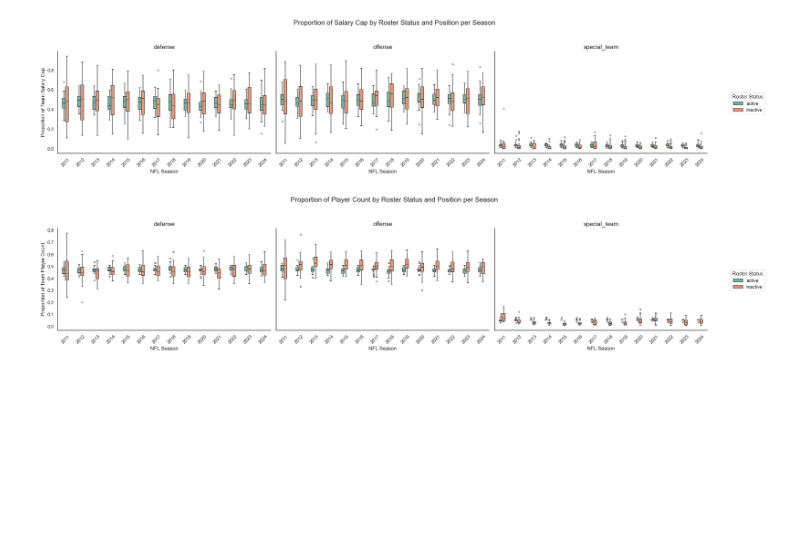
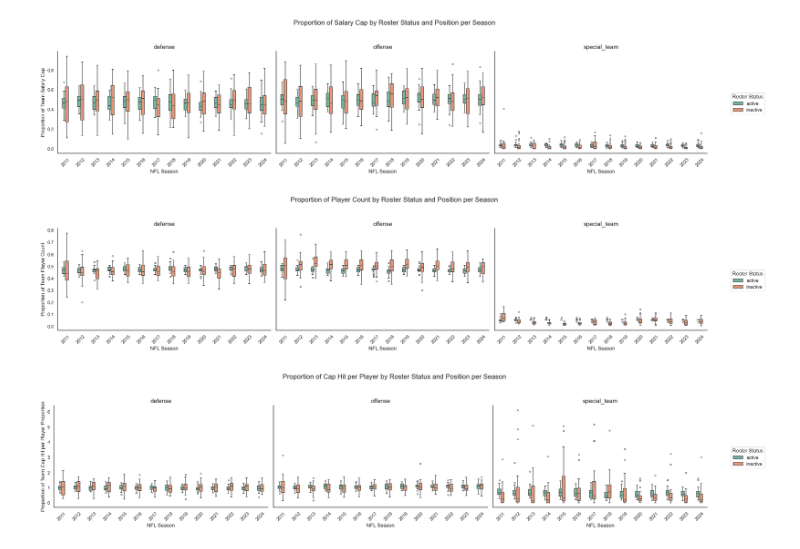
Before and after one commit to chrisizenour/football_analysis, a Jupyter notebook: notebooks/eda_pt2.ipynb, the cells around one changed output. Drawn from its saved outputs; the diff is of its cells as text; code cells hidden in the pictures; blank space fills up the shorter version.

```diff
--- a/notebooks/eda_pt2.ipynb
+++ b/notebooks/eda_pt2.ipynb
@@ -533,7 +629,7 @@ overall_season_roster_status_pos_lev_one_cap_hit_prop_boxplot.savefig(f'{project
 overall_season_roster_status_pos_lev_one_player_count_prop_boxplot = sns.catplot(
     spotrac_nfl_team_season_roster_position_level_one_df,
     x='season',
-    y='position_level_one_count_prop',
+    y='position_level_one_player_count_prop',
     hue='roster_status',
     col='position_level_one',
     kind='box',
@@ -576,3 +672,50 @@ overall_season_roster_status_pos_lev_one_player_count_prop_boxplot.tight_layout(
 overall_season_roster_status_pos_lev_one_player_count_prop_boxplot.savefig(f'{project_data_exports_path}/overall_season_roster_status_pos_lev_one_player_count_prop_boxplot.png', dpi=300, bbox_inches='tight')
 # %% [output]
 [figure]
+# %%
+overall_season_roster_status_pos_lev_one_cap_hit_per_player_prop_boxplot = sns.catplot(
+    spotrac_nfl_team_season_roster_position_level_one_df,
+    x='season',
+    y='cap_hit_per_player_prop',
+    hue='roster_status',
+    col='position_level_one',
+    kind='box',
+    height=5,  # Height of each facet
+    aspect=1.5,  # Aspect ratio (width/height) for each facet
+    width=0.4,  # Width of boxes
+    palette='Set2',  # Colorblind-friendly palette
+    fliersize=3,  # Size of outlier markers
+    linewidth=1.5,  # Line width for boxes
+
+)
+
+## Set axis labels and customize facet titles
+overall_season_roster_status_pos_lev_one_cap_hit_per_player_prop_boxplot.set_axis_labels('NFL Season', 'Proportion of Team '
+                                                                                                 'Cap Hit per Player Proportion')
+overall_season_roster_status_pos_lev_one_cap_hit_per_player_prop_boxplot.set_titles("{col_name}", size=14)  # Use position_level_one as facet title
+
+# Rotate x-axis labels for readability
+for ax in overall_season_roster_status_pos_lev_one_cap_hit_per_player_prop_boxplot.axes.flat:
+    ax.tick_params(axis='x', rotation=45)
+
+# Move legend outside the plot
+sns.move_legend(
+    overall_season_roster_status_pos_lev_one_cap_hit_per_player_prop_boxplot,
+    loc='center right',
+    bbox_to_anchor=(1.02, 0.5),
+    title='Roster Status',
+    frameon=True,
+
+)
+
+# Add a suptitle for the entire figure
+overall_season_roster_status_pos_lev_one_cap_hit_per_player_prop_boxplot.figure.suptitle('Proportion of Cap Hit per Player by '
+                                                                                   'Roster Status and Position per Season', fontsize=16, y=1.05)
+
+# Adjust layout to prevent overlap
+overall_season_roster_status_pos_lev_one_cap_hit_per_player_prop_boxplot.tight_layout()
+
+# Save the plot with high resolution and proper bounding
+overall_season_roster_status_pos_lev_one_cap_hit_per_player_prop_boxplot.savefig(f'{project_data_exports_path}/overall_season_roster_status_pos_lev_one_cap_hit_per_player_prop_boxplot.png', dpi=300, bbox_inches='tight')
+# %% [output]
+[figure, added]
```
Also changed, not shown: parts of 16 cells of this notebook, 34 other files.
